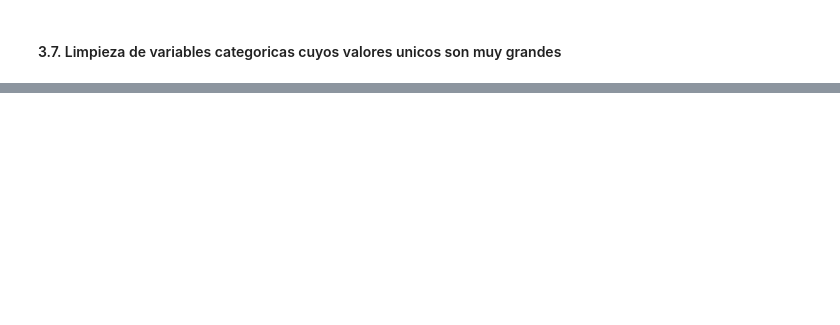
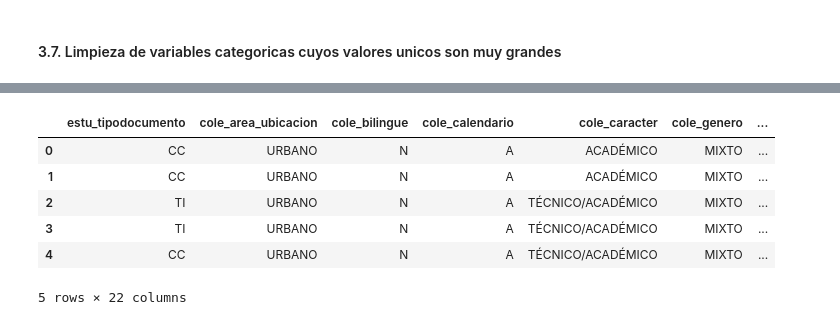
Before and after one commit to jczv24/Proyecto-2, a Jupyter notebook: fuentes_de_limpieza.ipynb, the cells around one changed output, grey strips where cells are left out. Saved outputs shown, nothing was run; the diff lists cells and outputs as text; code cells hidden in the pictures; blank space fills up the shorter version.

```diff
--- a/Procedimiento.ipynb
+++ b/fuentes_de_limpieza.ipynb
@@ -305,6 +297,16 @@ data12['estu_yearnacimiento'] = pd.to_datetime(data12['estu_fechanacimiento'],fo
 data12.drop(columns=['estu_fechanacimiento'], inplace=True)
 # %%
 data13 = data12.drop(columns=['cole_nombre_establecimiento'])
+# %%
+data13.head()
+# %% [output]
+|  | estu_tipodocumento | cole_area_ubicacion | cole_bilingue | cole_calendario | cole_caracter | cole_genero | ... |
+| 0 | CC | URBANO | N | A | ACADÉMICO | MIXTO | ... |
+| 1 | CC | URBANO | N | A | ACADÉMICO | MIXTO | ... |
+| 2 | TI | URBANO | N | A | TÉCNICO/ACADÉMICO | MIXTO | ... |
+| 3 | TI | URBANO | N | A | TÉCNICO/ACADÉMICO | MIXTO | ... |
+| 4 | CC | URBANO | N | A | TÉCNICO/ACADÉMICO | MIXTO | ... |
+5 rows × 22 columns
 # %%
 model_data = data13.copy()
 
```
Also changed, not shown: parts of 13 cells of this notebook.
